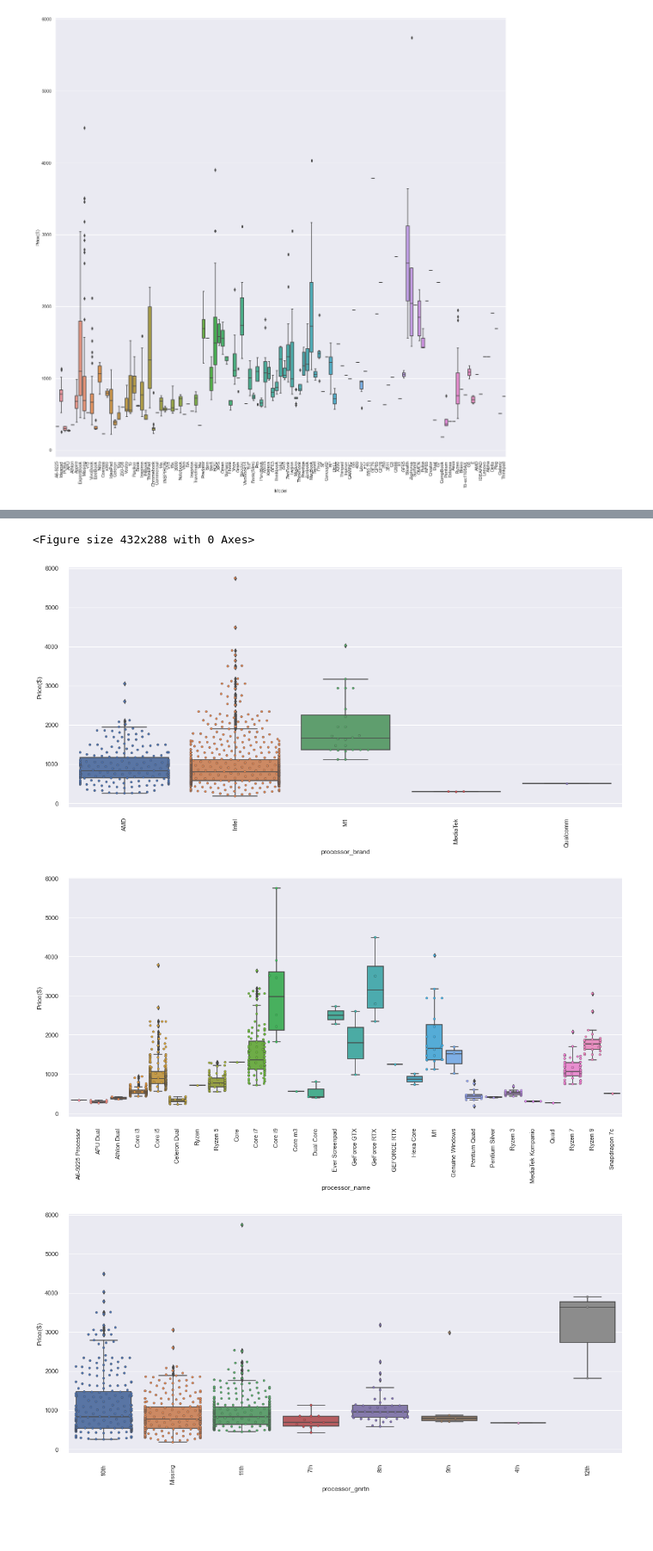
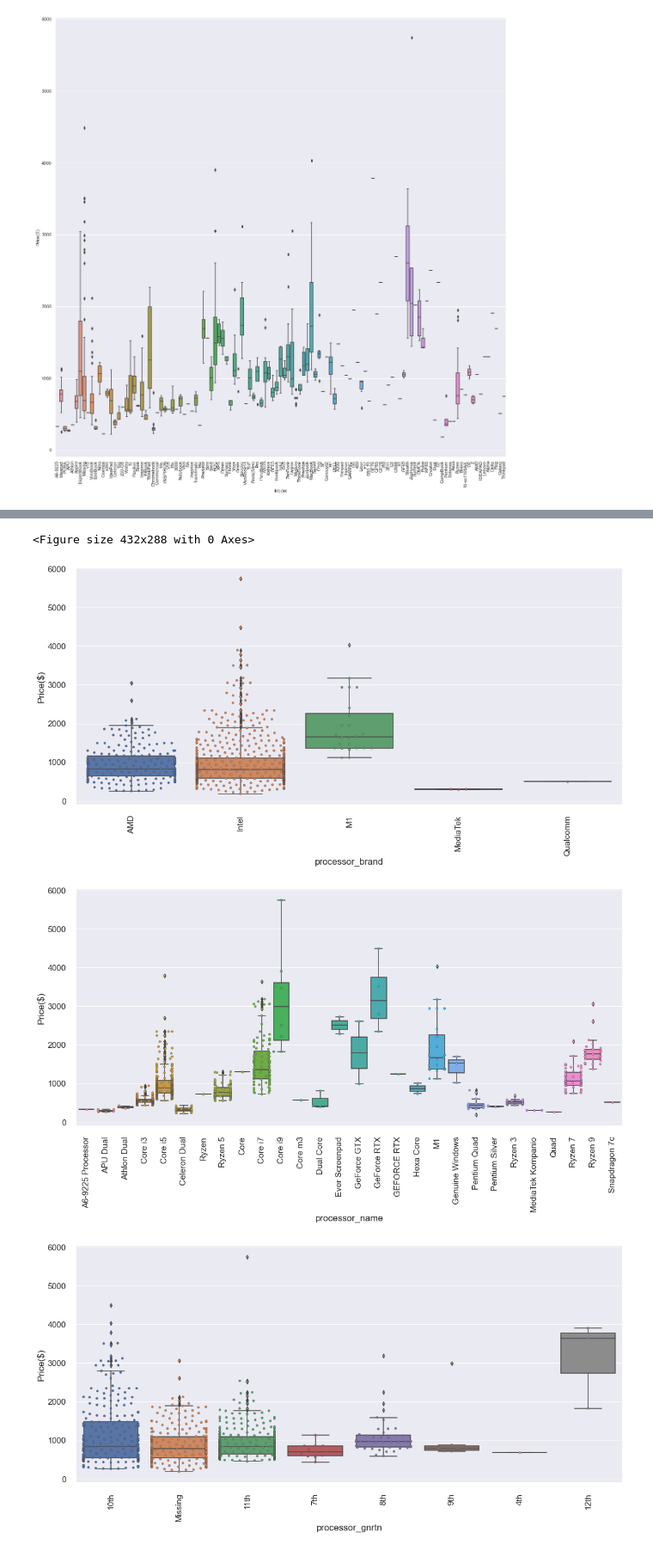
Before and after one commit to lutimoth/LaptopPriceModeling, a Jupyter notebook: Laptop Data EDA.ipynb, the cells around one changed output, grey strips where cells are left out. Shown at 86% size. Saved outputs shown, nothing was run; the diff lists cells and outputs as text; code cells hidden in the pictures; blank space fills up the shorter version.

```diff
--- a/Laptop Data EDA.ipynb
+++ b/Laptop Data EDA.ipynb
@@ -250,21 +257,21 @@ laptop_df_noprice = laptop_df.drop(['latest_price','brand', 'model'], axis = 1)
 # %%
 #Box plots for all of our features, analysis at the end
 plt.subplots_adjust(hspace = 1.5)
 
 laptop_cols_noprice = laptop_df_noprice.columns
 
 for col in laptop_df_noprice.columns:
-    sns.set()
+    sns.set(font_scale = 1.4)
     fig,ax = plt.subplots()
     sns.boxplot(x=col, y='latest_price', data = laptop_df);
     sns.swarmplot(x=col, y ='latest_price', data = laptop_df, size=4,linewidth= 0.4);
     sns.despine(offset = 10, trim = True)
     fig.set_size_inches(18,8)
     plt.xticks(rotation = 'vertical')
     plt.ylabel('Price($)')
     plt.xlabel(col);
 # %% [output]
 <Figure size 432x288 with 0 Axes>
-[figure, old version]
+[figure, new version]
-[figure, old version]
+[figure, new version]
-[figure, old version]
+[figure, new version]
```
Also changed, not shown: parts of 12 cells of this notebook.
